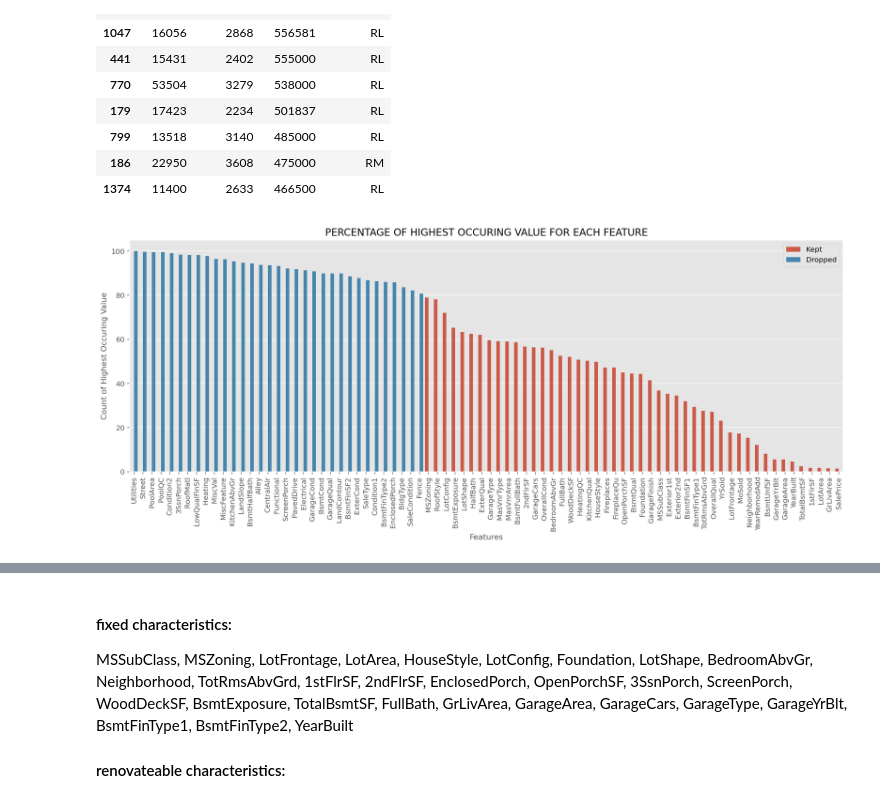
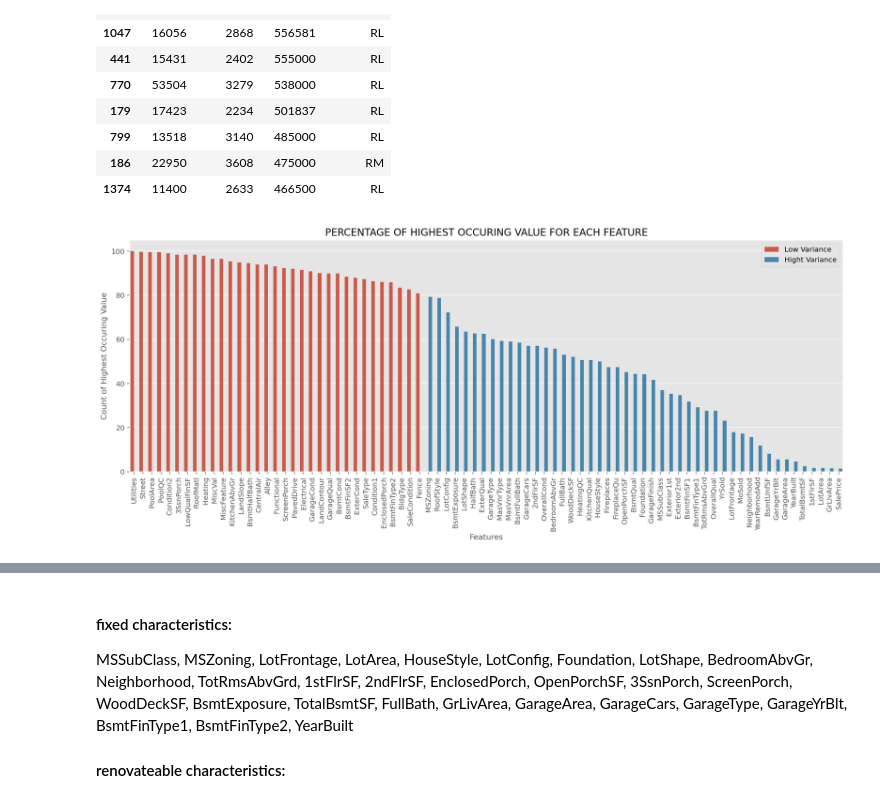
Before and after one commit to androi7/ds-mini-projects, a Jupyter notebook: House-Prices/House_Prices.ipynb, the cells around one changed output, grey strips where cells are left out. Saved outputs shown, nothing was run; the diff lists cells and outputs as text; code cells hidden in the pictures.

```diff
--- a/House-Prices/House_Prices.ipynb
+++ b/House-Prices/House_Prices.ipynb
@@ -390,3 +405,6 @@ house.isnull().sum().sum()
+# %%
+# only consider residential houses
+house = house[house['MSZoning'].str.contains(r'FV|RH|RL|RP|RM')]
 # %%
 # checking for outliers with the IQR score technique
 
@@ -546,24 +564,25 @@ most_expensive_houses[['LotArea', 'GrLivArea', 'SalePrice', 'MSZoning']]
 | 186 | 22950 | 3608 | 475000 | RM |
 | 1374 | 11400 | 2633 | 466500 | RL |
 # %%
-# checking for low variance features which aren't helpful for predicting a model (threshold 80%)
+# checking for low variance features which are less meaningful for predicting a model (threshold 80%)
 # source: https://saadabbas.net/house-price-prediction/
 
 top_counts = []
 
-for col in house.columns:
-    top_counts.append(house[col].value_counts(dropna=False).max() / house.shape[0]*100)
+for col in house_df.columns:
+    top_counts.append(house_df[col].value_counts(dropna=False).max() / house_df.shape[0]*100)
 
-counts = pd.DataFrame({'feature': house.columns, 'maxcount': top_counts}).sort_values('maxcount', ascending=False).reset_index(drop=True)
-counts['low_variance'] = counts['maxcount'].map(lambda x: 'Dropped' if x >= 80 else 'Kept')
+counts = pd.DataFrame({'feature': house_df.columns, 'maxcount': top_counts}) \
+             .sort_values('maxcount', ascending=False).reset_index(drop=True)
+counts['low_variance'] = counts['maxcount'].map(lambda x: 'Low Variance' if x >= 80 else 'Hight Variance')
 
 fig, ax = plt.subplots(1,1, figsize=(18, 6))
-sns.barplot(x='feature', y='maxcount', data=counts, ax=ax, hue='low_variance', hue_order=['Kept', 'Dropped'])
+sns.barplot(x='feature', y='maxcount', data=counts, ax=ax, hue='low_variance', hue_order=['Low Variance', 'Hight Variance'])
 ax.set_xticklabels(labels=counts['feature'], rotation=90)
 ax.set_xlabel('Features', fontsize=11)
 ax.set_ylabel('Count of Highest Occuring Value', fontsize=11)
 plt.title('PERCENTAGE OF HIGHEST OCCURING VALUE FOR EACH FEATURE', fontsize=14)
 plt.legend(loc='upper right')
 plt.show()
 # %% [output]
-[figure, old version]
+[figure, new version]
```
Also changed, not shown: parts of 35 cells of this notebook.
